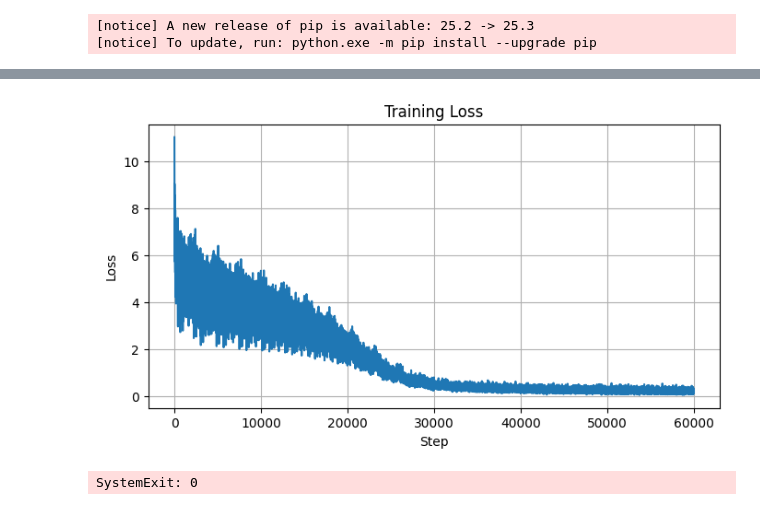
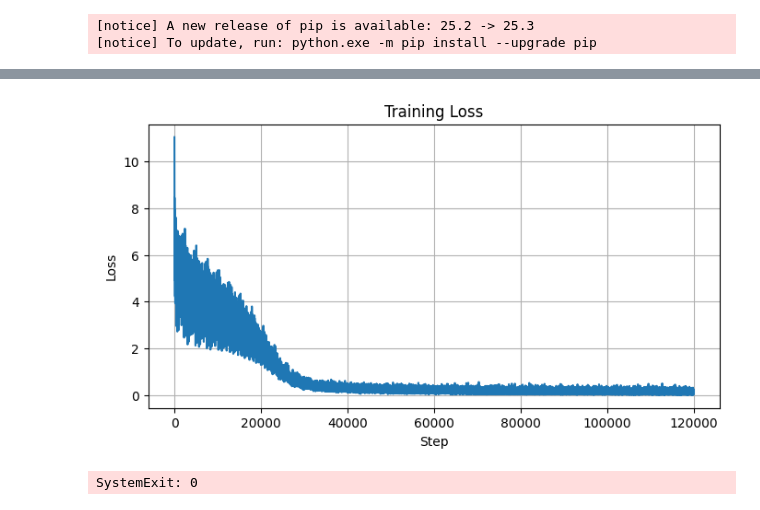
Before and after one commit to Krishnakanth1993/Learnings, a Jupyter notebook: MNIST_Model/Reference/ERAS12/llm_trainer.ipynb, the cells around one changed output, grey strips where cells are left out. Saved outputs shown, nothing was run; the diff lists cells and outputs as text; code cells hidden in the pictures.

```diff
--- a/MNIST_Model/Reference/ERAS12/llm_trainer.ipynb
+++ b/MNIST_Model/Reference/ERAS12/llm_trainer.ipynb
@@ -282,7 +282,7 @@ train_loader = DataLoaderLite(B = 4, T = 32)
 # NEW CODE
 optimizer = torch.optim.AdamW(model.parameters(), lr = 1e-4)
 loss_history = []
-for i in range(60000):
+for i in range(120000):
     x, y = train_loader.next_batch()
     x, y = x.to(device), y.to(device)
     optimizer.zero_grad()
@@ -351,4 +351,4 @@ tensor(0.2844, device='cuda:0', grad_fn=<NllLossBackward0>)
-[figure, old version]
+[figure, new version]
 # %%
 %tb
 # %% [output]
```
Also changed, not shown: parts of 1 cell of this notebook.
